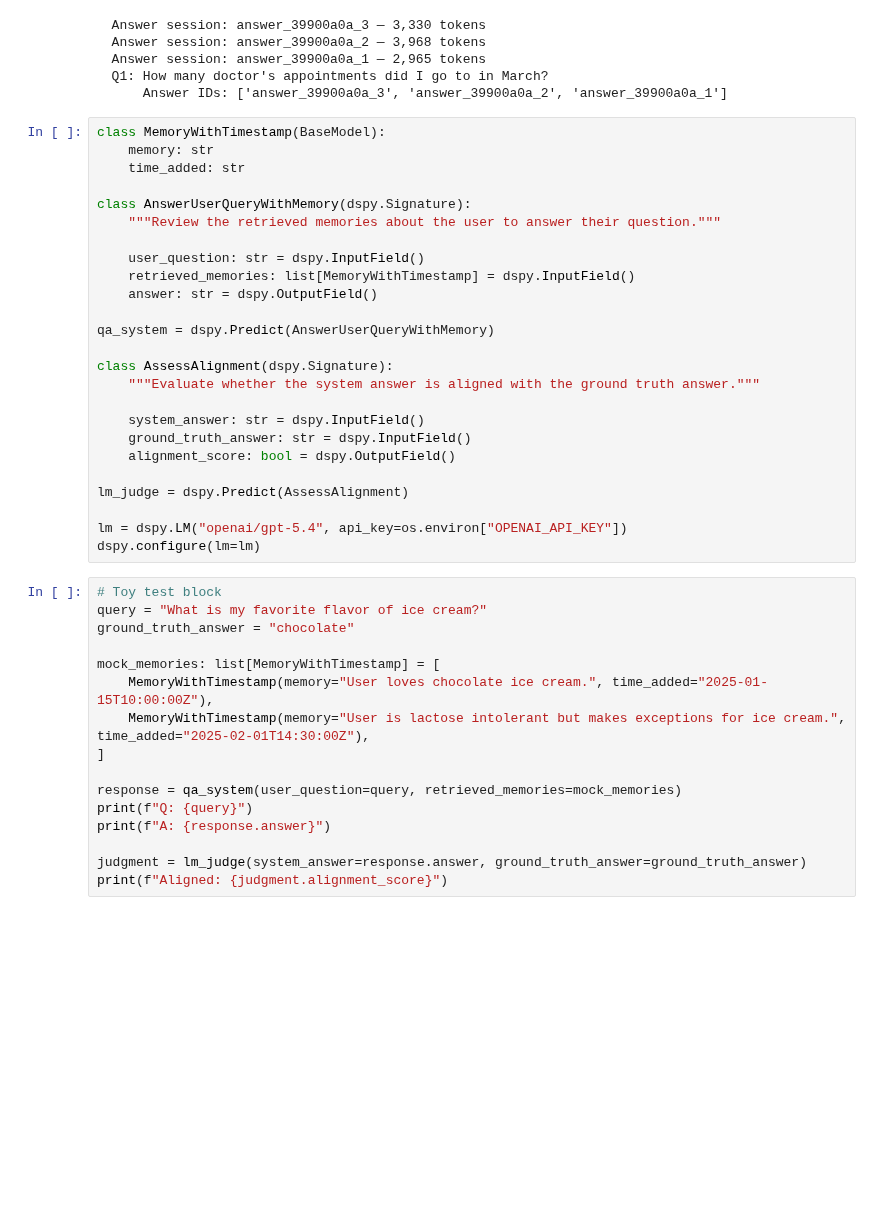
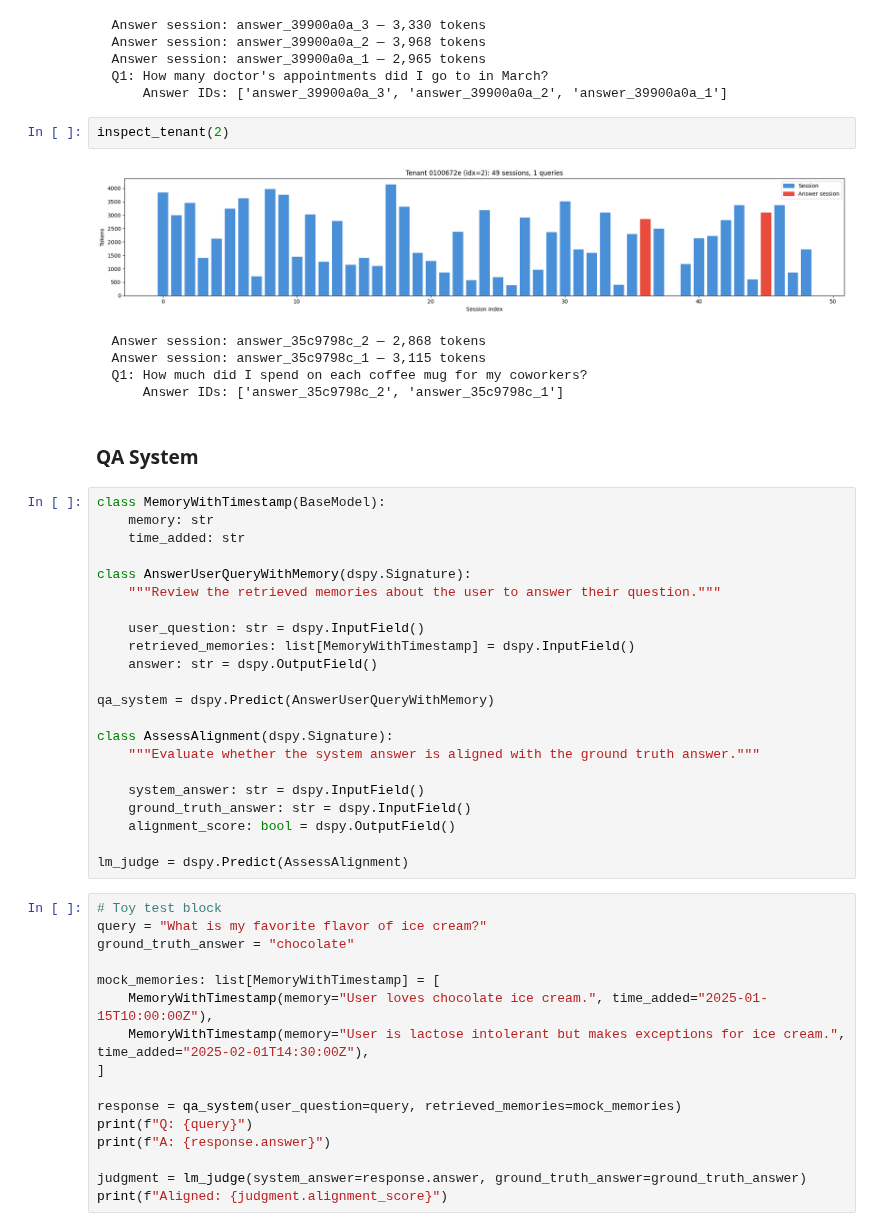
Before and after one commit to weaviate/query-agent-benchmarking, a Jupyter notebook: notebooks/experimental/engram-longmemeval.ipynb, the cells around one changed output. Drawn from its saved outputs; the diff is of its cells as text; blank space fills up the shorter version.

```diff
--- a/notebooks/experimental/engram-longmemeval.ipynb
+++ b/notebooks/experimental/engram-longmemeval.ipynb
@@ -140,6 +191,16 @@ inspect_tenant(1)
   Answer session: answer_39900a0a_1 — 2,965 tokens
   Q1: How many doctor's appointments did I go to in March?
       Answer IDs: ['answer_39900a0a_3', 'answer_39900a0a_2', 'answer_39900a0a_1']
+# %%
+inspect_tenant(2)
+# %% [output]
+[figure, added]
+  Answer session: answer_35c9798c_2 — 2,868 tokens
+  Answer session: answer_35c9798c_1 — 3,115 tokens
+  Q1: How much did I spend on each coffee mug for my coworkers?
+      Answer IDs: ['answer_35c9798c_2', 'answer_35c9798c_1']
+# %% [markdown]
+### QA System
 # %%
 class MemoryWithTimestamp(BaseModel):
     memory: str
@@ -162,9 +223,6 @@ class AssessAlignment(dspy.Signature):
     alignment_score: bool = dspy.OutputField()
 
 lm_judge = dspy.Predict(AssessAlignment)
-
-lm = dspy.LM("openai/gpt-5.4", api_key=os.environ["OPENAI_API_KEY"])
-dspy.configure(lm=lm)
 # %%
 # Toy test block
 query = "What is my favorite flavor of ice cream?"
```
Also changed, not shown: parts of 21 cells of this notebook.
